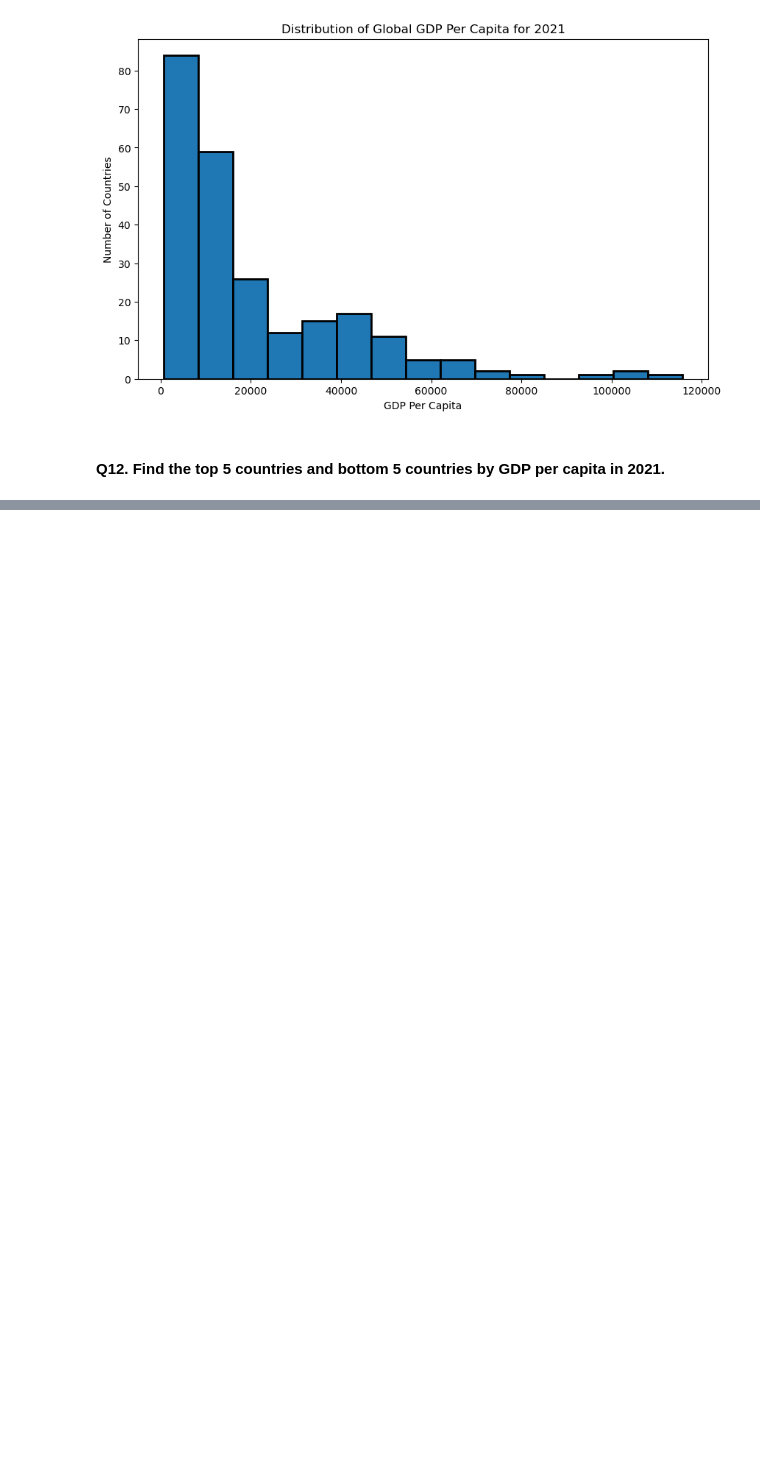
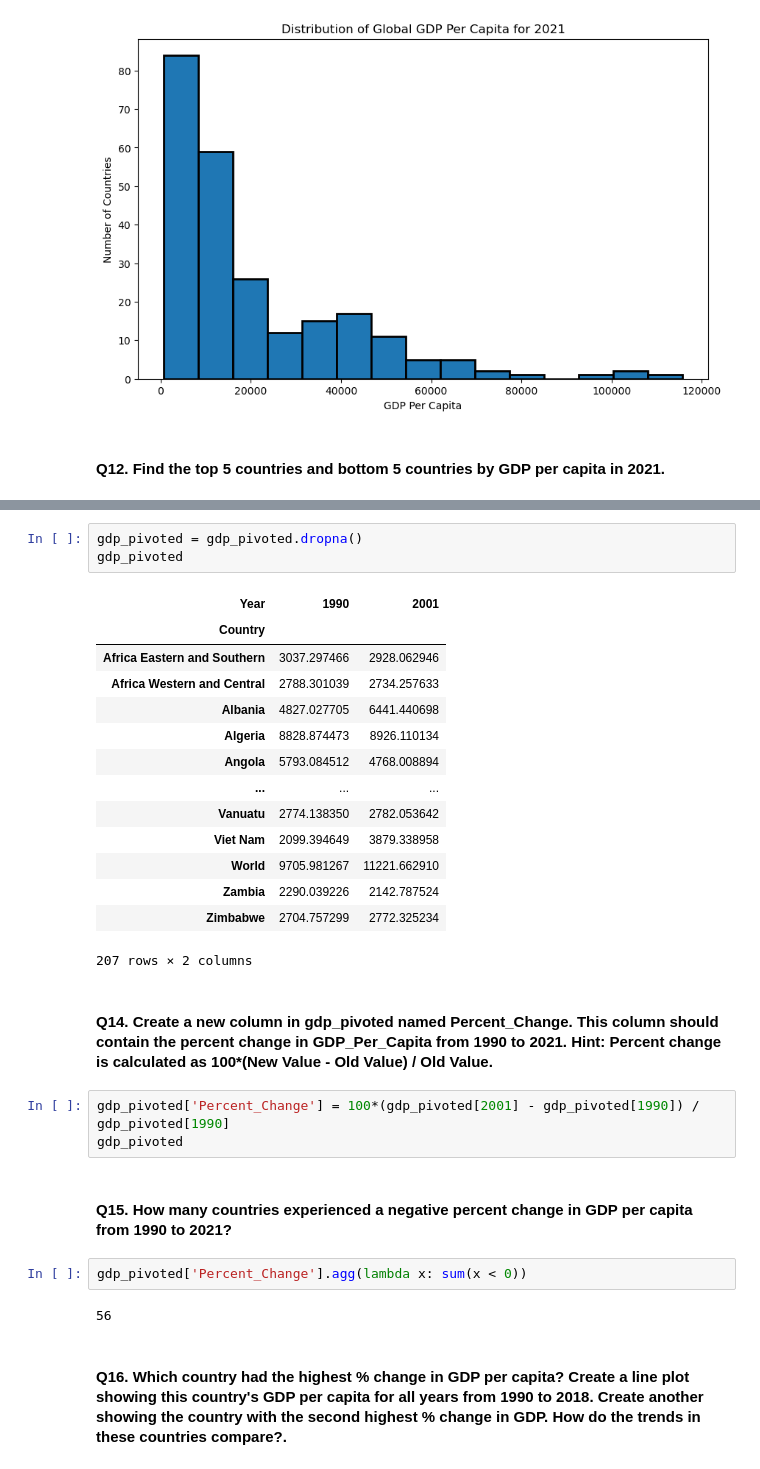
Before and after one commit to nss-data-science-cohort-8/un-exploration-mariacancodenow, a Jupyter notebook: notebooks/UN_Data_Exploration.ipynb, the cells around one changed output, grey strips where cells are left out. Drawn from its saved outputs; the diff is of its cells as text; blank space fills up the shorter version.

```diff
--- a/notebooks/UN_Data_Exploration.ipynb
+++ b/notebooks/UN_Data_Exploration.ipynb
@@ -288,0 +194,31 @@ gdp_pivoted
+# %%
+gdp_pivoted = gdp_pivoted.dropna()
+gdp_pivoted
+# %% [output]
+| Year | 1990 | 2001 |
+| Country |  |  |
+| Africa Eastern and Southern | 3037.297466 | 2928.062946 |
+| Africa Western and Central | 2788.301039 | 2734.257633 |
+| Albania | 4827.027705 | 6441.440698 |
+| Algeria | 8828.874473 | 8926.110134 |
+| Angola | 5793.084512 | 4768.008894 |
+| ... | ... | ... |
+| Vanuatu | 2774.138350 | 2782.053642 |
+| Viet Nam | 2099.394649 | 3879.338958 |
+| World | 9705.981267 | 11221.662910 |
+| Zambia | 2290.039226 | 2142.787524 |
+| Zimbabwe | 2704.757299 | 2772.325234 |
+207 rows × 2 columns
+# %% [markdown]
+#### Q14. Create a new column in gdp_pivoted named Percent_Change. This column should contain the percent change in GDP_Per_Capita from 1990 to 2021. Hint: Percent change is calculated as 100*(New Value - Old Value) / Old Value.
+# %%
+gdp_pivoted['Percent_Change'] = 100*(gdp_pivoted[2001] - gdp_pivoted[1990]) / gdp_pivoted[1990]
+gdp_pivoted
+# %% [markdown]
+#### Q15. How many countries experienced a negative percent change in GDP per capita from 1990 to 2021?
+# %%
+gdp_pivoted['Percent_Change'].agg(lambda x: sum(x < 0))
+# %% [output]
+56
+# %% [markdown]
+#### Q16. Which country had the highest % change in GDP per capita? Create a line plot showing this country's GDP per capita for all years from 1990 to 2018. Create another showing the country with the second highest % change in GDP. How do the trends in these countries compare?.
```
Also changed, not shown: parts of 24 cells of this notebook.
